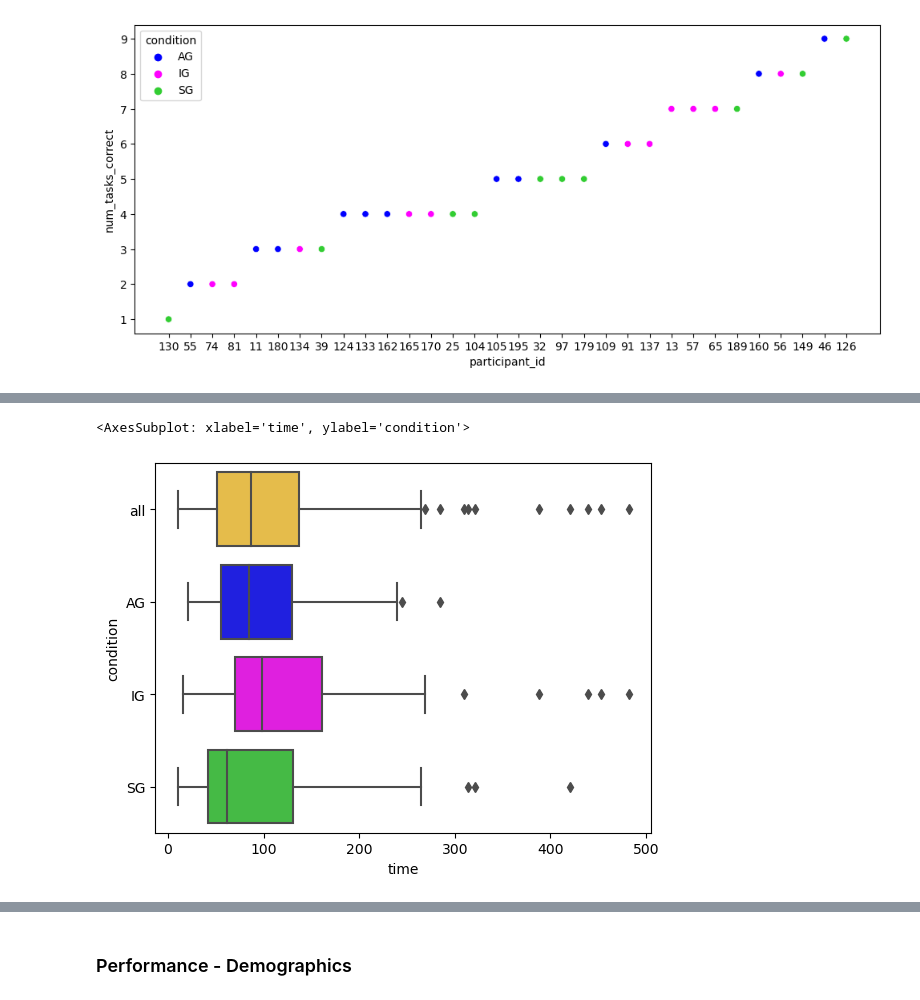
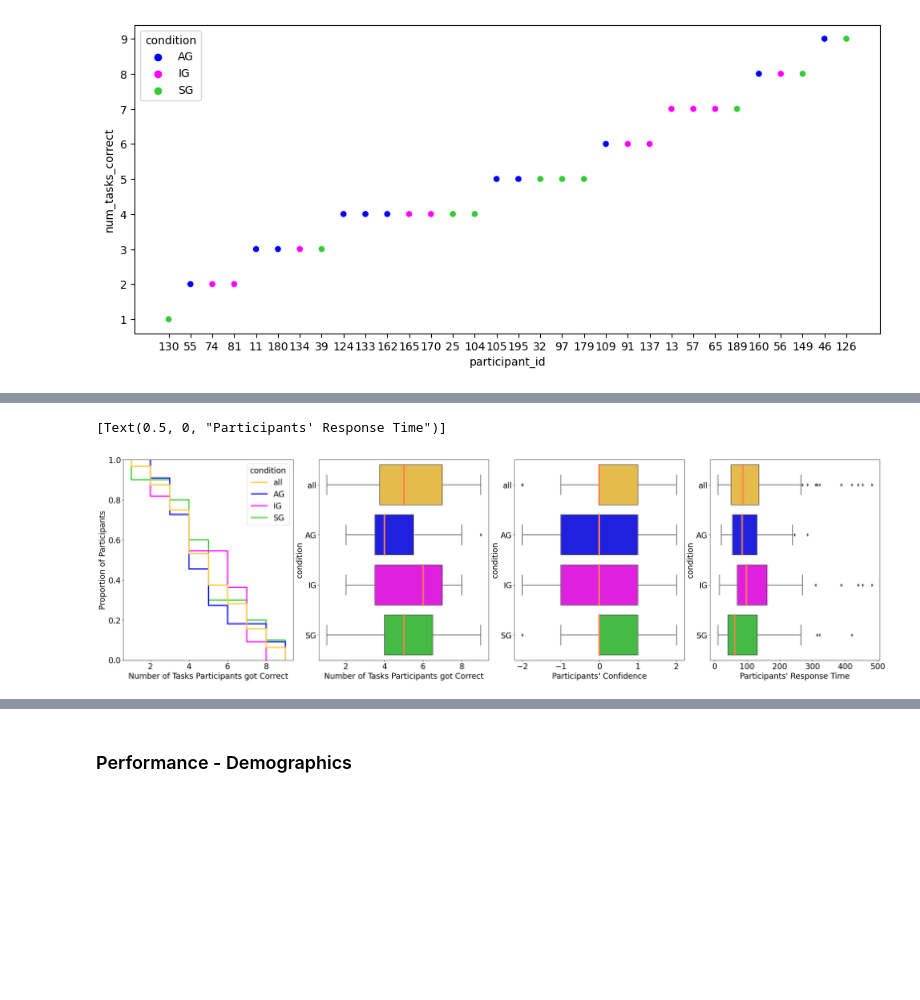
Before and after one commit to evdoxiataka/simulated_interventions_study_analysis, a Jupyter notebook: descriptive_stats.ipynb, the cells around one changed output, grey strips where cells are left out. Drawn from its saved outputs; the diff is of its cells as text; code cells hidden in the pictures; blank space fills up the shorter version.

```diff
--- a/descriptive_stats.ipynb
+++ b/descriptive_stats.ipynb
@@ -327,11 +380,13 @@ add_to_data_T1(data, task_types, answers,answers_multi,answ_demo,times,confidenc
 
 df = pd.DataFrame.from_dict(data)
 # %%
-data_perf_per_part = {'participant_id':[], 'num_tasks_correct':[], 'condition':[], 'd1':[],'d2':[],'d3':[],'d4':[],'d5':[],'ue1':[],'ue2':[],'ue3':[]}
+data_perf_per_part = {'participant_id':[], 'num_tasks_correct':[], 'condition':[], 'mean_conf':[],'mean_time':[], 'd1':[],'d2':[],'d3':[],'d4':[],'d5':[],'ue1':[],'ue2':[],'ue3':[]}
 df_tmp = df[df['condition']!='all']
 for p in df['participant'].unique():
     ## per condition
     data_perf_per_part['num_tasks_correct'].append(df_tmp[df_tmp['participant'] == p]['accuracy'].sum())
+    data_perf_per_part['mean_conf'].append(df_tmp[df_tmp['participant'] == p]['conf'].mean())
+    data_perf_per_part['mean_time'].append(df_tmp[df_tmp['participant'] == p]['time'].mean())
     data_perf_per_part['participant_id'].append(str(p))
     data_perf_per_part['d1'].append(data_processed[p]['d_answers']['d1']['option'])
     data_perf_per_part['d2'].append(data_processed[p]['d_answers']['d2']['option'])
@@ -349,6 +404,8 @@ for p in df['participant'].unique():
         data_perf_per_part['condition'].append('SG')
     ## all
     data_perf_per_part['num_tasks_correct'].append(df_tmp[df_tmp['participant'] == p]['accuracy'].sum())
+    data_perf_per_part['mean_conf'].append(df_tmp[df_tmp['participant'] == p]['conf'].mean())
+    data_perf_per_part['mean_time'].append(df_tmp[df_tmp['participant'] == p]['time'].mean())
     data_perf_per_part['participant_id'].append(str(p))
     data_perf_per_part['condition'].append('all')
     data_perf_per_part['d1'].append(data_processed[p]['d_answers']['d1']['option'])
@@ -419,5 +464,46 @@ sns.boxplot(data=df, x="conf", y="condition", palette = p_all, hue_order=hue_ord
-# %%
-sns.boxplot(data=df, x="time", y="condition", palette = p_all, hue_order=hue_order, order = hue_order)
-# %% [output]
-<AxesSubplot: xlabel='time', ylabel='condition'>
-[figure, removed]
+# %%
+fig = plt.figure(constrained_layout=True,figsize=(28, 8))
+font_size = 20
+plt.rcParams.update({'font.size': font_size})
+gs = GridSpec(1, 8, figure=fig)
+ax0 = fig.add_subplot(gs[0, 0:2])
+ax1 = fig.add_subplot(gs[0, 2:4])
+ax2 = fig.add_subplot(gs[0, 4:6])
+ax3 = fig.add_subplot(gs[0, 6:8])
+
+g0 = sns.ecdfplot(df_perf_part.sort_values(['num_tasks_correct','condition']), x='num_tasks_correct',  hue = 'condition', complementary=True, palette = p_all, hue_order=hue_order, ax = ax0,linewidth=3)
+# g1.legend_.set_title(None)
+# ax1.set_title("UE1: In how many tasks in the study do you estimate \n that you looked at the directed graphs \n  (DAGs) of the causal models?")
+ax0.tick_params(axis='both')
+
+g1 = sns.boxplot(data=df_perf_part, x="num_tasks_correct", y="condition", palette = p_all, hue_order=hue_order, order = hue_order, ax=ax1,medianprops={"color": "coral",'linewidth':4})
+# g1.legend_.set_title(None)
+# ax1.set_title("UE1: In how many tasks in the study do you estimate \n that you looked at the directed graphs \n  (DAGs) of the causal models?")
+ax1.tick_params(axis='both')
+
+g2 = sns.boxplot(data=df, x="conf", y="condition", palette = p_all, hue_order=hue_order, order = hue_order, ax=ax2,medianprops={"color": "coral",'linewidth':4})
+# g2.legend_.set_title(None)
+# ax2.set_title("UE2: In how many tasks in the study do you estimate \n that you looked at the scatter plots \n (plots presenting data with dot markers) \n in the scatter plot matrix?")
+ax2.tick_params(axis='both')
+
+g3 = sns.boxplot(data=df, x="time", y="condition", palette = p_all, hue_order=hue_order, order = hue_order, ax=ax3,medianprops={"color": "coral",'linewidth':4})
+# g3.legend_.set_title(None)
+# ax3.set_title("UE3: In how many tasks in the study do you estimate \n that you looked at the KDE plots \n (plots presenting the variables' distribution) \n on the diagonal of the scatter plot matrix?")
+ax3.tick_params(axis='both')
+
+g_axes = [ax0,ax1,ax2,ax3]
+for i,ax in enumerate(g_axes):
+    ax.tick_params(axis='both', labelsize=font_size)
+    ax.yaxis.label.set_size(font_size)
+    ax.title.set_size(font_size)
+
+ax0.set(ylabel="Proportion of Participants")
+ax0.set(xlabel="Number of Tasks Participants got Correct")
+ax1.set(xlabel="Number of Tasks Participants got Correct")
+ax2.set(xlabel="Participants' Confidence")
+ax3.set(xlabel="Participants' Response Time")
+
+# plt.savefig('ch6_Fig8.pdf',dpi=300)
+# %% [output]
+[Text(0.5, 0, "Participants' Response Time")]
+[figure, added]
```
Also changed, not shown: parts of 25 cells of this notebook, 1 other file.
